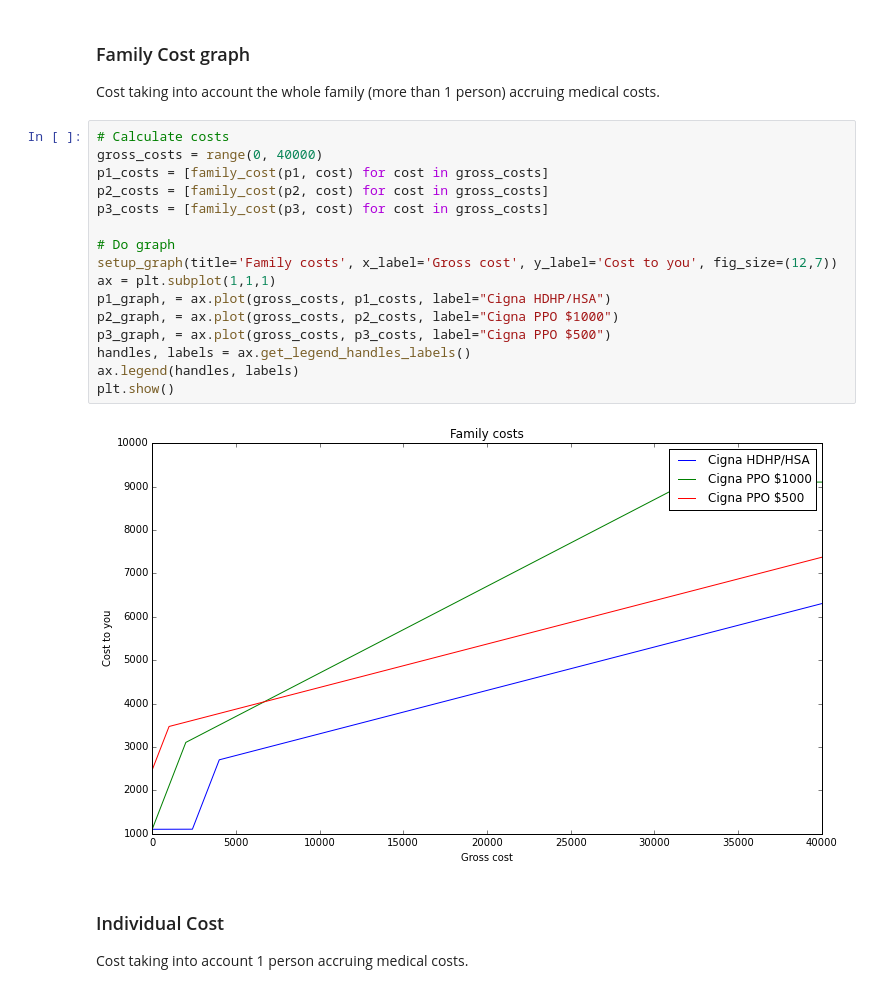
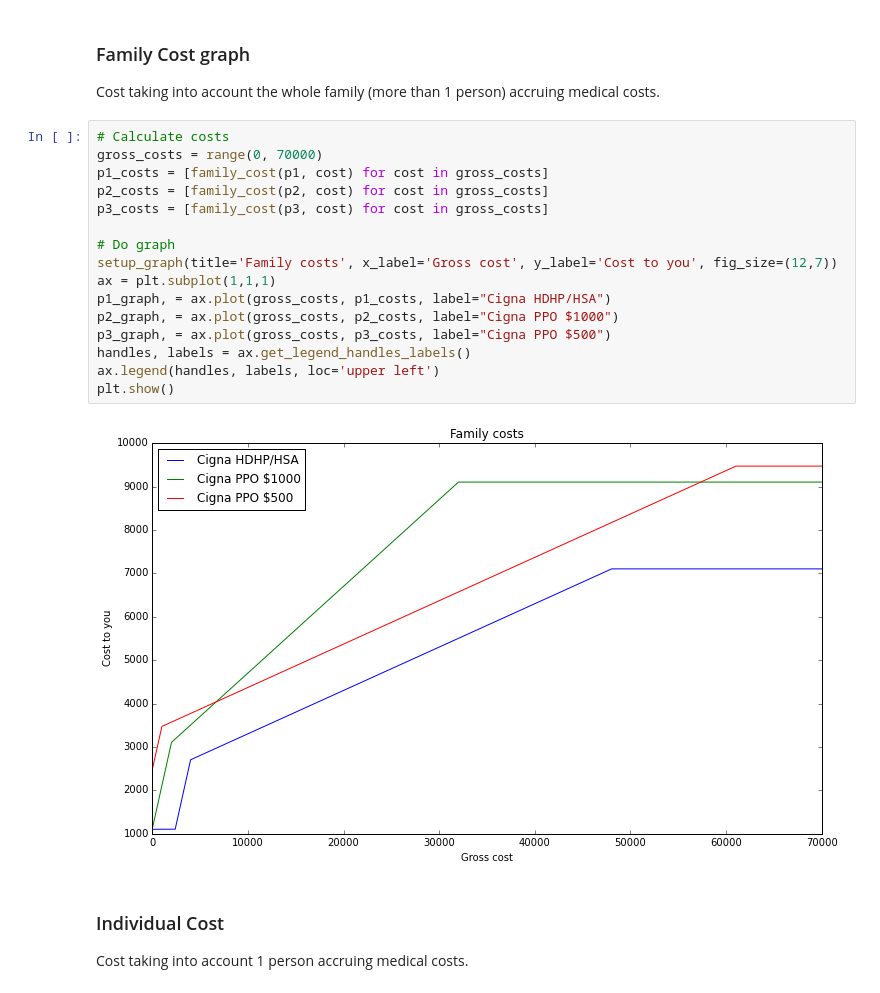
Before and after one commit to calebmadrigal/insurance-plan-analysis, a Jupyter notebook: fireeye-insurance-family-2015.ipynb, the cells around one changed output. Saved outputs shown, nothing was run; the diff lists cells and outputs as text.

Commit message:
Changed projected medical cost max in order to see out-of-pocket max kick in for every plan.

```diff
--- a/fireeye-insurance-family-2015.ipynb
+++ b/fireeye-insurance-family-2015.ipynb
@@ -166,22 +166,22 @@ family_cost(p1, 6000)
 Cost taking into account the whole family (more than 1 person) accruing medical costs.
 # %%
 # Calculate costs
-gross_costs = range(0, 40000)
+gross_costs = range(0, 70000)
 p1_costs = [family_cost(p1, cost) for cost in gross_costs]
 p2_costs = [family_cost(p2, cost) for cost in gross_costs]
 p3_costs = [family_cost(p3, cost) for cost in gross_costs]
 
 # Do graph
 setup_graph(title='Family costs', x_label='Gross cost', y_label='Cost to you', fig_size=(12,7))
 ax = plt.subplot(1,1,1)
 p1_graph, = ax.plot(gross_costs, p1_costs, label="Cigna HDHP/HSA")
 p2_graph, = ax.plot(gross_costs, p2_costs, label="Cigna PPO $1000")
 p3_graph, = ax.plot(gross_costs, p3_costs, label="Cigna PPO $500")
 handles, labels = ax.get_legend_handles_labels()
-ax.legend(handles, labels)
+ax.legend(handles, labels, loc='upper left')
 plt.show()
 # %% [output]
-[figure, old version]
+[figure, new version]
 # %% [markdown]
 ### Individual Cost
 
```
Also changed, not shown: parts of 1 cell of this notebook, 3 other files.
